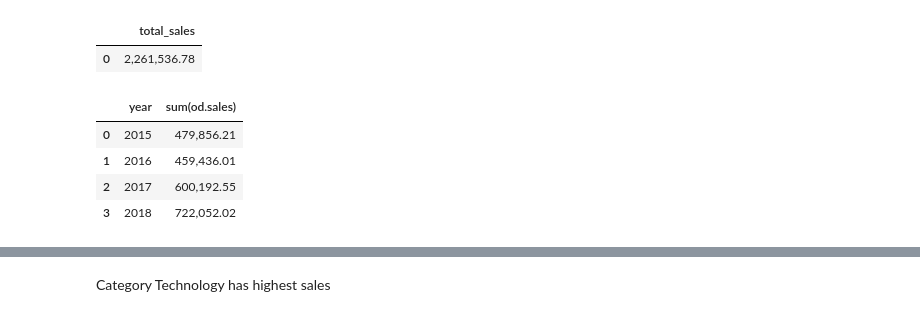
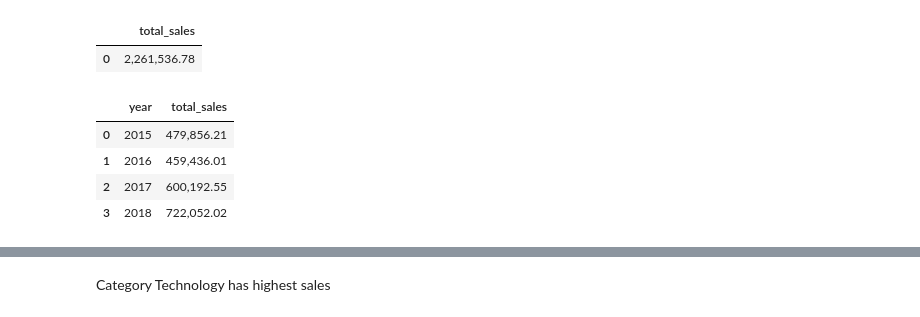
Before and after one commit to Himanshupandey2005/super_store_sales_data_analysis, a Jupyter notebook: index.ipynb, the cells around one changed output, grey strips where cells are left out. Cells and saved outputs as stored; diff of their text form; code cells hidden in the pictures.

```diff
--- a/index.ipynb
+++ b/index.ipynb
@@ -80,17 +140,3 @@ Data columns (total 18 columns):
  17  Sales          9800 non-null   float64
 dtypes: datetime64[us](2), float64(2), int64(1), str(13)
 memory usage: 1.3 MB
-# %%
-customers = pd.read_csv('customers.csv')
-orders = pd.read_csv('orders.csv')
-order_details = pd.read_csv('order_details.csv')
-products = pd.read_csv('products.csv')
-
-
-conn = sqlite3.connect("superstore_sales.db")
-
-customers.to_sql('customers',conn, if_exists='replace',index=False)
-products.to_sql('products',conn,if_exists='replace',index=False)
-orders.to_sql('orders',conn,if_exists='replace',index=False)
-order_details.to_sql('order_details',conn,if_exists='replace',index=False)
-print("database created successfully")
@@ -123,17 +167,17 @@ total_sales
 |  | total_sales |
 | 0 | 2,261,536.78 |
 # %%
-#year vise sales
-q1="""
-select strftime('%Y',o."Order date") as year,
-sum(od.sales)
-from orders as o join order_details as od using("order id")
+q1 = """
+select substr(o."Order Date", -4) as year,
+       sum(od.Sales) as total_sales
+from orders as o
+join order_details as od using("Order ID")
 group by year
 order by year
 """
-pd.read_sql(q1,conn)
+pd.read_sql(q1, conn)
 # %% [output]
-|  | year | sum(od.sales) |
+|  | year | total_sales |
 | 0 | 2015 | 479,856.21 |
 | 1 | 2016 | 459,436.01 |
 | 2 | 2017 | 600,192.55 |
```
Also changed, not shown: parts of 25 cells of this notebook.
